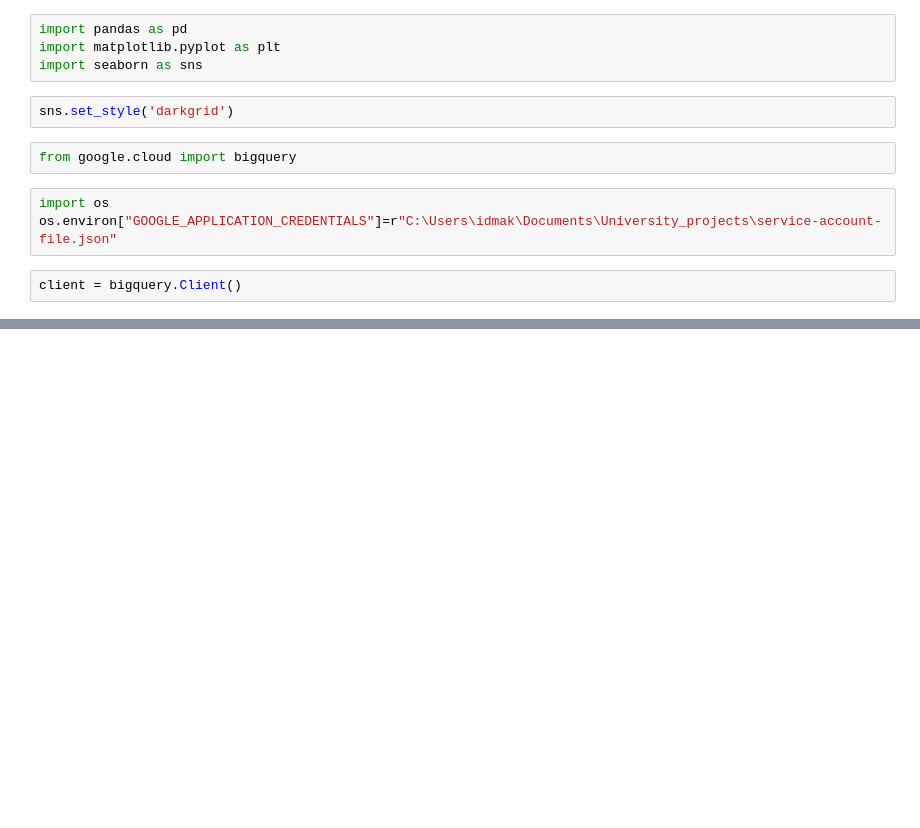
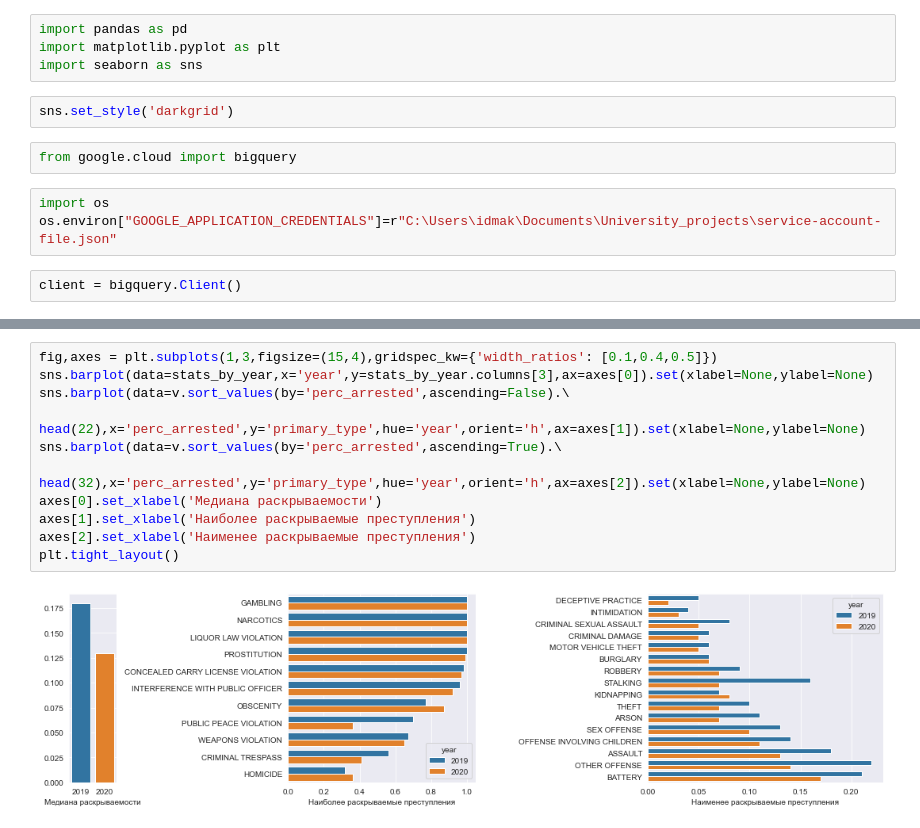
Before and after one commit to idmak/spbu_crime_analysis, a Jupyter notebook: Chicago/ChicagoCrime.ipynb, the cells around one changed output, grey strips where cells are left out. Saved outputs shown, nothing was run; the diff lists cells and outputs as text; blank space fills up the shorter version.

```diff
--- a/Chicago/ChicagoCrime.ipynb
+++ b/Chicago/ChicagoCrime.ipynb
@@ -117,0 +99,13 @@ plt.savefig("ch-year-count")
+# %%
+fig,axes = plt.subplots(1,3,figsize=(15,4),gridspec_kw={'width_ratios': [0.1,0.4,0.5]})
+sns.barplot(data=stats_by_year,x='year',y=stats_by_year.columns[3],ax=axes[0]).set(xlabel=None,ylabel=None)
+sns.barplot(data=v.sort_values(by='perc_arrested',ascending=False).\
+                               head(22),x='perc_arrested',y='primary_type',hue='year',orient='h',ax=axes[1]).set(xlabel=None,ylabel=None)
+sns.barplot(data=v.sort_values(by='perc_arrested',ascending=True).\
+                               head(32),x='perc_arrested',y='primary_type',hue='year',orient='h',ax=axes[2]).set(xlabel=None,ylabel=None)
+axes[0].set_xlabel('Медиана раскрываемости')
+axes[1].set_xlabel('Наиболее раскрываемые преступления')
+axes[2].set_xlabel('Наименее раскрываемые преступления')
+plt.tight_layout()
+# %% [output]
+[figure, added]
```
Also changed, not shown: parts of 91 cells of this notebook.
